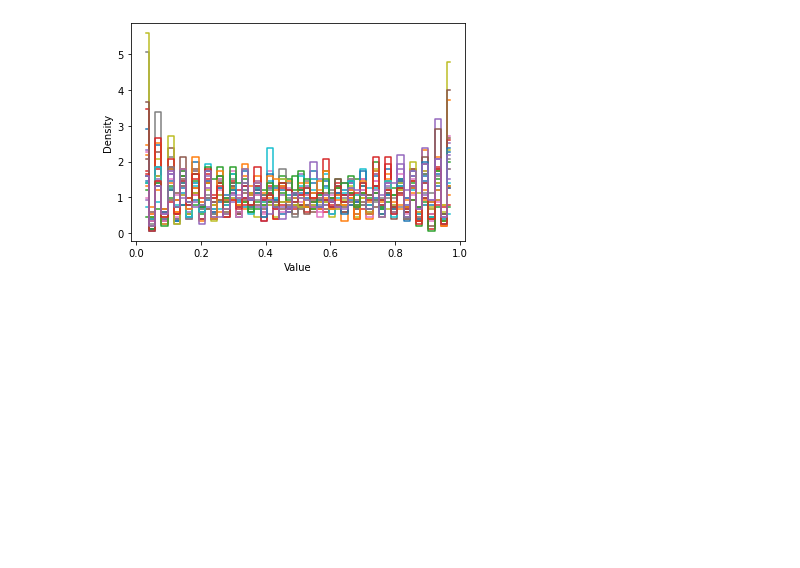
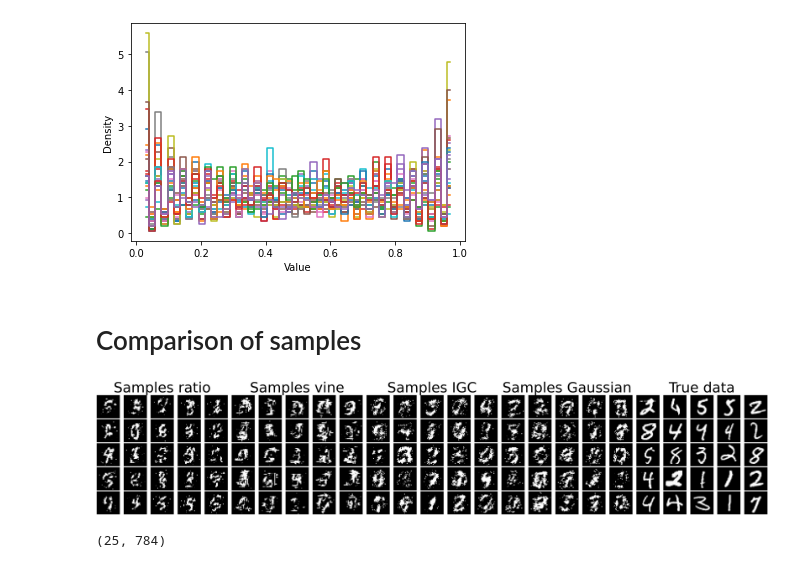
Before and after one commit to Huk-David/Ratio-Copula, a Jupyter notebook: Copula by Ratio Estimation/MNIST_exp/vine_IGC_MNIST.ipynb, the cells around one changed output. Drawn from its saved outputs; the diff is of its cells as text; code cells hidden in the pictures; blank space fills up the shorter version.

```diff
--- a/Copula by Ratio Estimation/MNIST_exp/vine_IGC_MNIST.ipynb
+++ b/Copula by Ratio Estimation/MNIST_exp/vine_IGC_MNIST.ipynb
@@ -535,3 +545,5 @@ plt.ylabel('Density')
 plt.show()
 # %% [output]
 [figure]
+# %% [markdown]
+# Comparison of samples
@@ -537,0 +577,68 @@ plt.show()
+# %%
+# load samples vine
+samples_vine = np.load(f'copula_samples_mnist0_t50_scott.npy')
+samples_vine = scs.norm.ppf(samples_vine)
+# load samples ratio copula
+samples_ratio = np.load(f'final_mnist_GGCNN\logsumexpGGCNN_HM100burnin_N01_9_500epoch_samples_mnist.npy')
+#samples_ratio = np.load(f'logsumexpbigGGCNN_HM100burnin_N01_1_500epoch_samples_mnist.npy')
+# %%
+# sample from IGC
+
+# load igc params
+igc_cop = IGC(hidden_size=100, layers_number=3, output_size=28*28)
+igc_cop.load_state_dict(torch.load('igc_cop_mnist_10runs_seed0.pth'))
+samples_igc = igc_cop.forward_train(torch.randn((25, igc_cop.dim_latent))).detach().numpy()
+samples_igc = scs.norm.ppf(samples_igc)
+# %%
+# sample from Gaussian
+gauss_cov = np.cov(X_train.reshape(-1, 784).T)
+
+samples_gauss = scs.multivariate_normal.rvs(size=(25), mean=np.zeros(784), cov=gauss_cov+1e-10*np.eye(784))
+# %%
+from matplotlib import pyplot as plt
+
+fig, axes = plt.subplots(5, 25, figsize=(100, 20))
+#fig.suptitle(" vine copula trc=50, thresh=0.05 train ", fontsize=16)
+
+for i in range(5):
+    for j in range(25):
+
+        if j<5: # ratio copula
+            axes[i, j].imshow(reverse_transform(torch.tensor(samples_ratio[j%5 * 5 + i])).reshape(28, 28), cmap='gray')
+            axes[i, j].axis('off')
+
+            if (j%5)==2 and i==0:
+                axes[i, j].set_title(f'Samples ratio',fontsize=150)
+
+        if 4<j and j<10: # vine copula
+            axes[i, j].imshow(reverse_transform(torch.tensor(samples_vine[j%5 * 5 + i])).reshape(28, 28), cmap='gray')
+            axes[i, j].axis('off')
+            if (j%5)==2 and i==0:
+                axes[i, j].set_title(f'Samples vine',fontsize=150)
+
+        if 9<j and j<15: # igc copula
+            axes[i, j].imshow(reverse_transform(torch.tensor(samples_igc[j%5 * 5 + i])).reshape(28, 28), cmap='gray')
+            axes[i, j].axis('off')
+            if (j%5)==2 and i==0:
+                axes[i, j].set_title(f'Samples IGC',fontsize=150)
+
+        if 14<j and j<20: # Gaussian copula
+            axes[i, j].imshow(reverse_transform(torch.tensor(samples_gauss[j%5 * 5 + i])).reshape(28, 28), cmap='gray')
+            axes[i, j].axis('off')
+            if (j%5)==2 and i==0:
+                axes[i, j].set_title(f'Samples Gaussian',fontsize=150)
+
+        if 19<j: # true
+            axes[i, j].imshow(reverse_transform(torch.tensor(X_test[j%5 * 5 + i +100])).reshape(28, 28), cmap='gray')
+            axes[i, j].axis('off')
+            if (j%5)==2 and i==0:
+                axes[i, j].set_title(f'True data',fontsize=150)
+
+plt.tight_layout()
+plt.show()
+# %% [output]
+[figure, added]
+# %%
+samples_vine.shape
+# %% [output]
+(25, 784)
```
Also changed, not shown: parts of 7 cells of this notebook, 13 other files.
